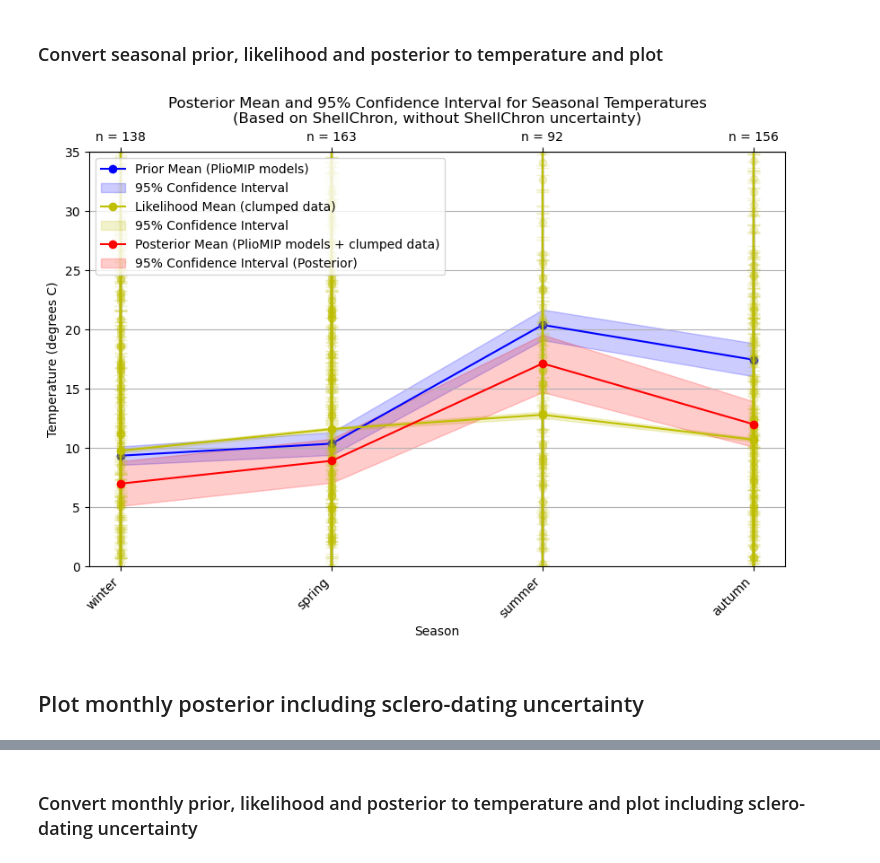
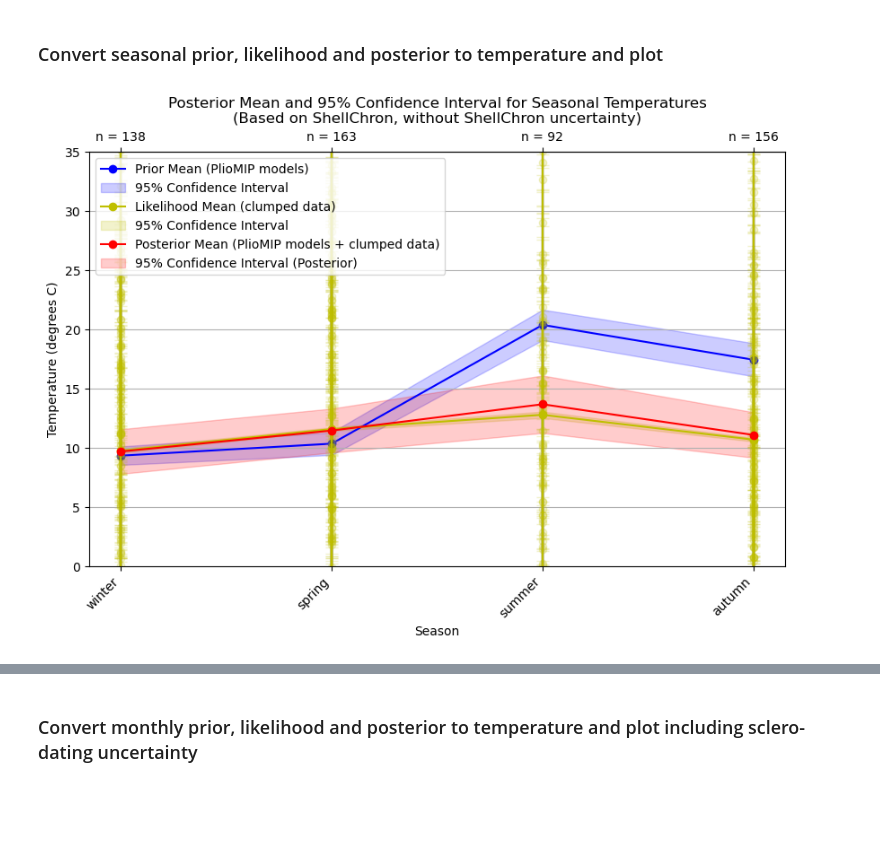
Before and after one commit to nielsjdewinter/SeasonalDA_script, a Jupyter notebook: Seasonal_DA_PWP4_SST.ipynb, the cells around one changed output, grey strips where cells are left out. Drawn from its saved outputs; the diff is of its cells as text; code cells hidden in the pictures; blank space fills up the shorter version.

```diff
--- a/Seasonal_DA_PWP4_SST.ipynb
+++ b/Seasonal_DA_PWP4_SST.ipynb
@@ -1172,15 +1337,13 @@ plt.show()
 # %% [markdown]
 ### Convert seasonal prior, likelihood and posterior to temperature and plot
 # %%
-# # Convert prior D47 to temp
-# mu_prior_seasonalSC_noerr_T = D47c.OGLS23.T47(D47 = mu_prior_seasonal_original, sD47 = cov_prior_seasonal_original, return_covar = True)[0]
-# cov_prior_seasonalSC_noerr_T = D47c.OGLS23.T47(D47 = mu_prior_seasonal_original, sD47 = cov_prior_seasonal_original, return_covar = True)[1]
-# Convert likelihood D47 to temp
+# (Prior is identical to the seasonal prior above)
+# # Convert likelihood D47 to temp
 mu_likelihood_seasonalSC_noerr_T = D47c.OGLS23.T47(D47 = mu_likelihood_seasonalSC_noerr, sD47 = std_likelihood_seasonalSC_noerr, return_covar = True)[0]
 cov_likelihood_seasonalSC_noerr_T = D47c.OGLS23.T47(D47 = mu_likelihood_seasonalSC_noerr, sD47 = std_likelihood_seasonalSC_noerr, return_covar = True)[1]
 # # Convert posterior D47 to temp
-mu_posterior_seasonalSC_noerr_T = D47c.OGLS23.T47(D47 = mu_prior_seasonalSC_noerr, sD47 = std_post_seasonalSC_noerr, return_covar = True)[0]
-cov_posterior_seasonalSC_noerr_T = D47c.OGLS23.T47(D47 = mu_prior_seasonalSC_noerr, sD47 = std_post_seasonalSC_noerr, return_covar = True)[1]
+mu_posterior_seasonalSC_noerr_T = D47c.OGLS23.T47(D47 = mu_prior_seasonalSC_noerr, sD47 = cov_prior_seasonalSC_noerr, return_covar = True)[0]
+cov_posterior_seasonalSC_noerr_T = D47c.OGLS23.T47(D47 = mu_prior_seasonalSC_noerr, sD47 = cov_prior_seasonalSC_noerr, return_covar = True)[1]
 
 # Plot in temperature domain
 # std_prior_seasonalSC_noerr_T = np.sqrt(np.diag(cov_prior_seasonalSC_noerr_T))
@@ -1215,36 +1378,34 @@ plt.fill_between(seasons_scale,
 )
 # Plot datapoints used to update the prior
 for measurement in PWP_D47_dict: # Loop over measurements
     plt.plot(int(measurement["season_score"]) + 1, D47c.OGLS23.T47(D47 = measurement["D47_corrETF_strict"], sD47 = measurement["D47_sd_ext"])[0], color = "y", marker = "o", alpha = 0.2)
     plt.errorbar(int(measurement["season_score"]) + 1, D47c.OGLS23.T47(D47 = measurement["D47_corrETF_strict"], sD47 = measurement["D47_sd_ext"])[0], yerr = D47c.OGLS23.T47(D47 = measurement["D47_corrETF_strict"], sD47 = measurement["D47_sd_ext"])[1], color = "y", alpha = 0.2, capsize = 5)
 # Add numbers of datapoints used for updating to top
 secax = plt.gca().secondary_xaxis('top')
 secax.set_xticks(seasons_scale)
 secax.set_xticklabels([f"n = {int(n)}" for n in n_update_seasonalSC_noerr])
 secax.tick_params(axis = 'x', rotation = 0)
 
 # POSTERIOR
 # Add posterior mean
-plt.plot(seasons_scale, mu_posterior_seasonal_T, label = 'Posterior Mean (PlioMIP models + clumped data)', color = 'r', marker = 'o')
+plt.plot(seasons_scale, mu_posterior_seasonalSC_noerr_T, label = 'Posterior Mean (PlioMIP models + clumped data)', color = 'r', marker = 'o')
 # Add 95% confidence intervals for the posterior (mean ± 1.96 * std deviation)
 plt.fill_between(seasons_scale,
-    mu_posterior_seasonal_T - stats.t.ppf(1 - 0.025, (n_update_seasonalSC_noerr + n_models_seasonal)) * std_posterior_seasonalSC_noerr_T,
-    mu_posterior_seasonal_T + stats.t.ppf(1 - 0.025, (n_update_seasonalSC_noerr + n_models_seasonal)) * std_posterior_seasonalSC_noerr_T,
+    mu_posterior_seasonalSC_noerr_T - stats.t.ppf(1 - 0.025, (n_update_seasonalSC_noerr + n_models_seasonal)) * std_posterior_seasonalSC_noerr_T,
+    mu_posterior_seasonalSC_noerr_T + stats.t.ppf(1 - 0.025, (n_update_seasonalSC_noerr + n_models_seasonal)) * std_posterior_seasonalSC_noerr_T,
     color = 'r',
     alpha = 0.2,
     label = '95% Confidence Interval (Posterior)'
 )
 
 # Plot layout
 plt.xticks(seasons_scale, season_names, rotation = 45, ha = "right")
 plt.title('Posterior Mean and 95% Confidence Interval for Seasonal Temperatures\n(Based on ShellChron, without ShellChron uncertainty)')
 plt.xlabel('Season')
 plt.ylabel('Temperature (degrees C)')
 plt.ylim(0, 35)
 plt.legend(loc = 'upper left')
 plt.grid(True)
 plt.show()
 # %% [output]
-[figure, old version]
+[figure, new version]
-# %% [markdown]
-## Plot monthly posterior including sclero-dating uncertainty
```
Also changed, not shown: parts of 45 cells of this notebook, 3 other files.
